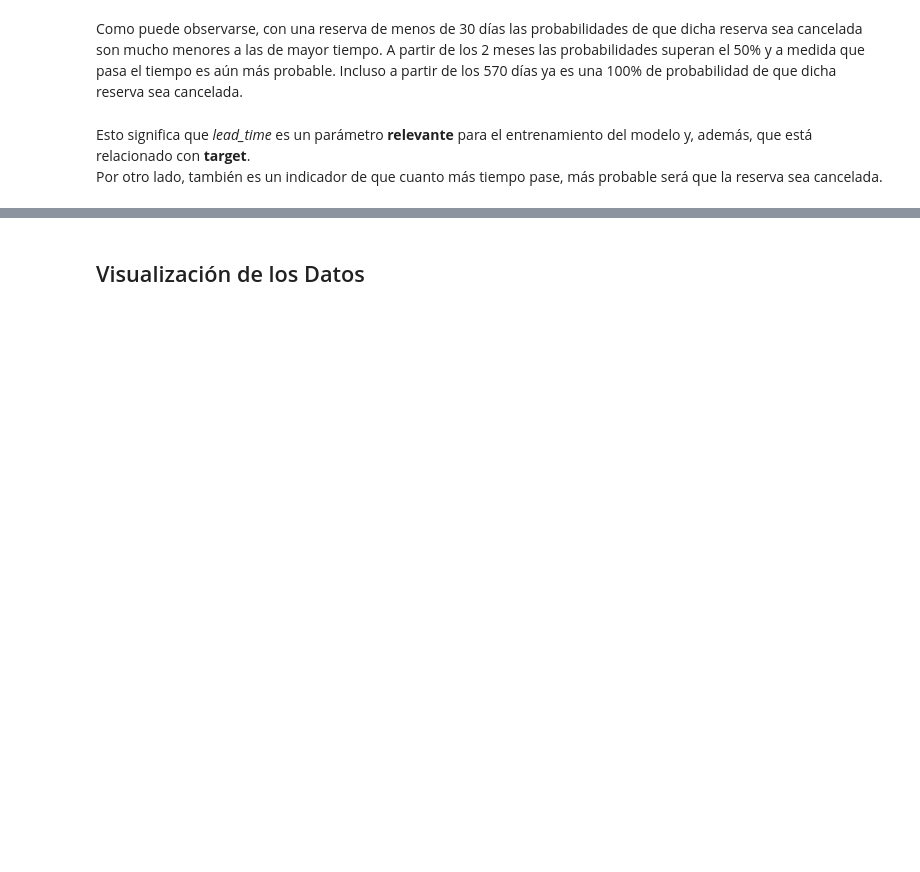
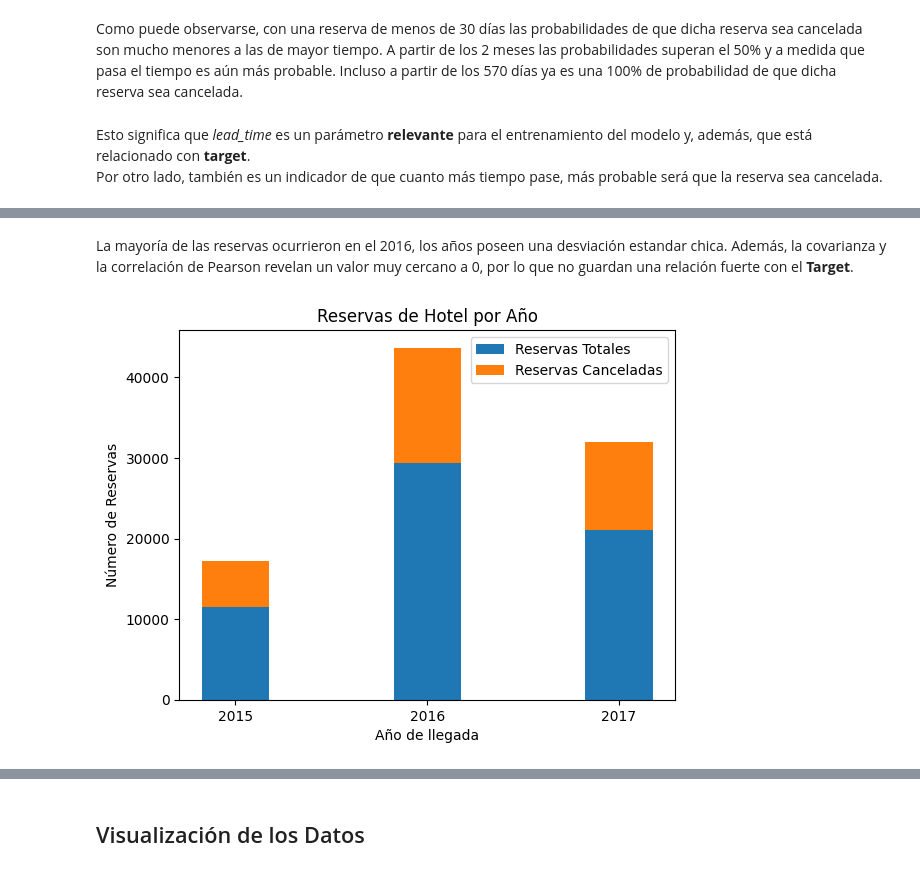
Before and after one commit to InspectorDave/OrgaDeDatos-TPs, a Jupyter notebook: 7506R_TP1_GRUPO11_CHP1_ENTREGA.ipynb, the cells around one changed output, grey strips where cells are left out. Drawn from its saved outputs; the diff is of its cells as text; code cells hidden in the pictures; blank space fills up the shorter version.

Commit message:
arrival_date_year

```diff
--- a/7506R_TP1_GRUPO11_CHP1_ENTREGA.ipynb
+++ b/7506R_TP1_GRUPO11_CHP1_ENTREGA.ipynb
@@ -280,0 +314,20 @@ Por otro lado, también es un indicador de que cuanto más tiempo pase, más pro
+# %% [markdown]
+La mayoría de las reservas ocurrieron en el 2016, los años poseen una desviación estandar chica. Además, la covarianza y la correlación de Pearson revelan un valor muy cercano a 0, por lo que no guardan una relación fuerte con el **Target**.
+# %%
+total_reservas_per_year = hotels_df.groupby('arrival_date_year')['is_canceled'].count()
+reservas_canceladas_per_year = hotels_df[hotels_df['is_canceled'] == 1].groupby('arrival_date_year')['is_canceled'].count()
+years = total_reservas_per_year.index
+fig, ax = plt.subplots()
+ancho_barra = 0.35
+barra_total = ax.bar(years, total_reservas_per_year, width=ancho_barra, label='Reservas Totales')
+barra_cancelada = ax.bar(years, reservas_canceladas_per_year, width=ancho_barra, label='Reservas Canceladas', bottom=total_reservas_per_year)
+
+
+ax.set_xlabel('Año de llegada')
+ax.set_ylabel('Número de Reservas')
+ax.set_title('Reservas de Hotel por Año')
+ax.set_xticks(years)
+ax.legend()
+plt.show()
+# %% [output]
+[figure, added]
```
Also changed, not shown: parts of 7 cells of this notebook.
